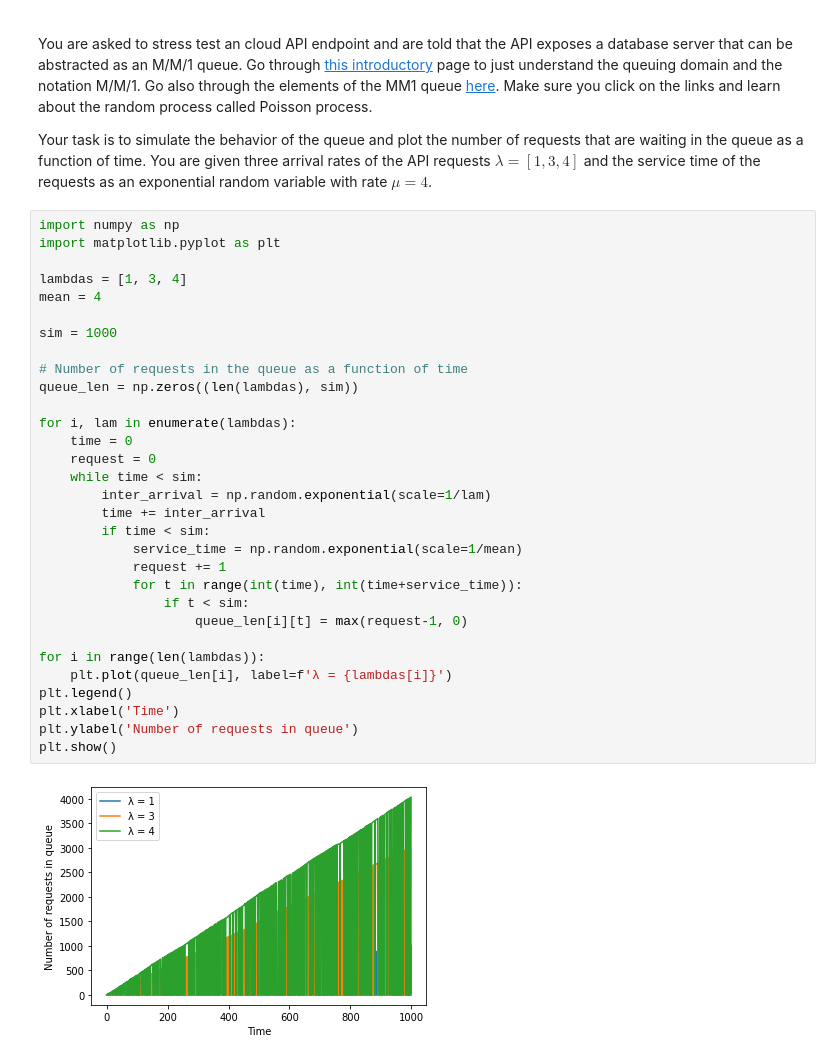
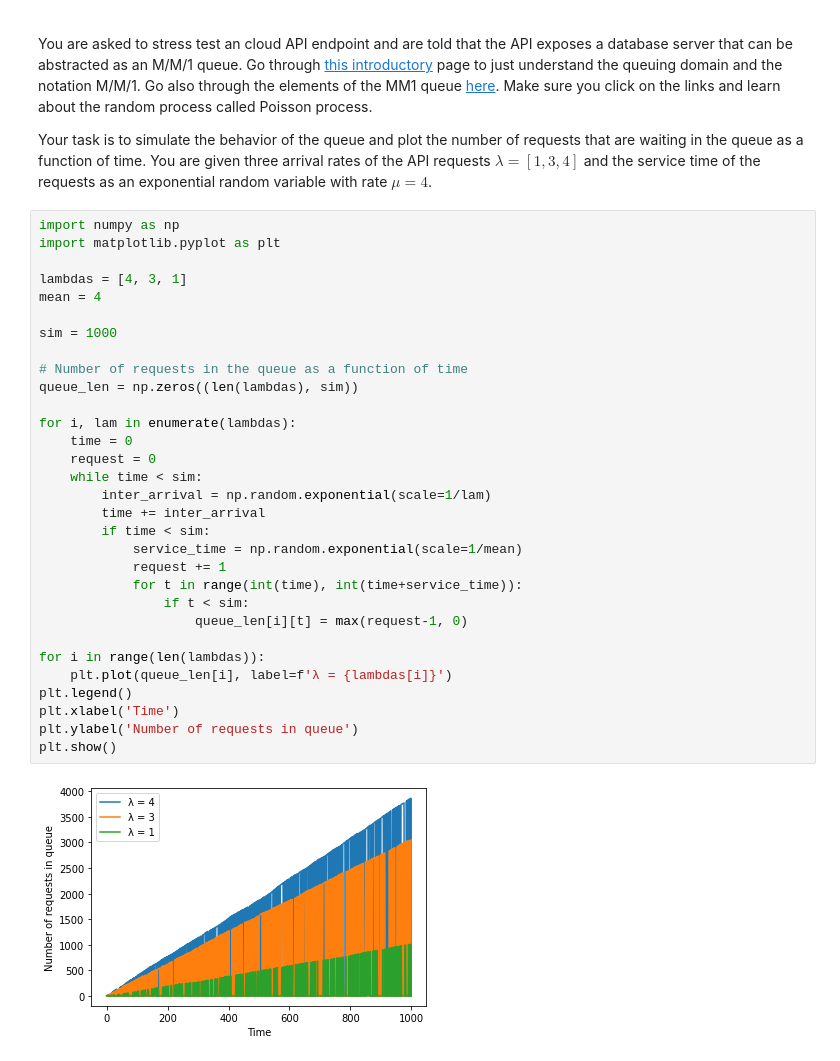
Before and after one commit to jjderz/CS-482-Assignments, a Jupyter notebook: CS482_HW1.ipynb, the cells around one changed output. Drawn from its saved outputs; the diff is of its cells as text.

```diff
--- a/CS482_HW1.ipynb
+++ b/CS482_HW1.ipynb
@@ -142,32 +142,32 @@ Your task is to simulate the behavior of the queue and plot the number of reques
 import numpy as np
 import matplotlib.pyplot as plt
 
-lambdas = [1, 3, 4]
+lambdas = [4, 3, 1]
 mean = 4
 
 sim = 1000
 
 # Number of requests in the queue as a function of time
 queue_len = np.zeros((len(lambdas), sim))
 
 for i, lam in enumerate(lambdas):
     time = 0
     request = 0
     while time < sim:
         inter_arrival = np.random.exponential(scale=1/lam)
         time += inter_arrival
         if time < sim:
             service_time = np.random.exponential(scale=1/mean)
             request += 1
             for t in range(int(time), int(time+service_time)):
                 if t < sim:
                     queue_len[i][t] = max(request-1, 0)
 
 for i in range(len(lambdas)):
     plt.plot(queue_len[i], label=f'λ = {lambdas[i]}')
 plt.legend()
 plt.xlabel('Time')
 plt.ylabel('Number of requests in queue')
 plt.show()
 # %% [output]
-[figure, old version]
+[figure, new version]
```
